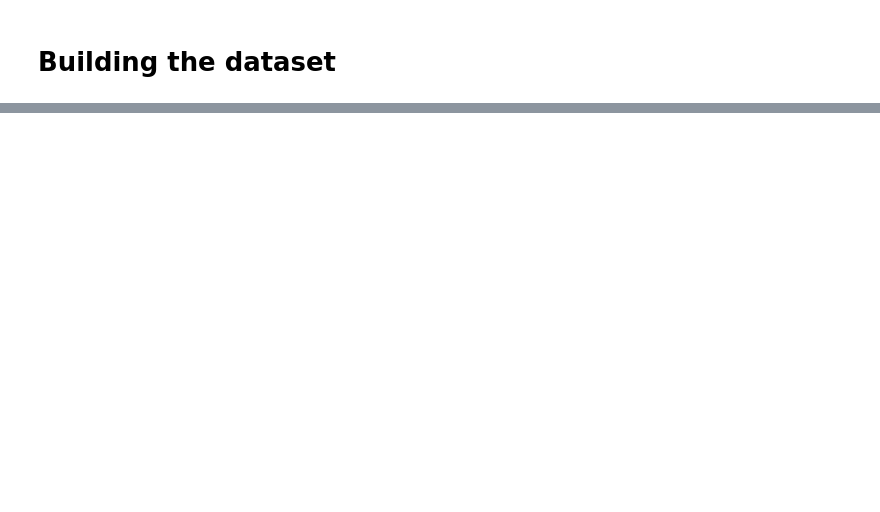
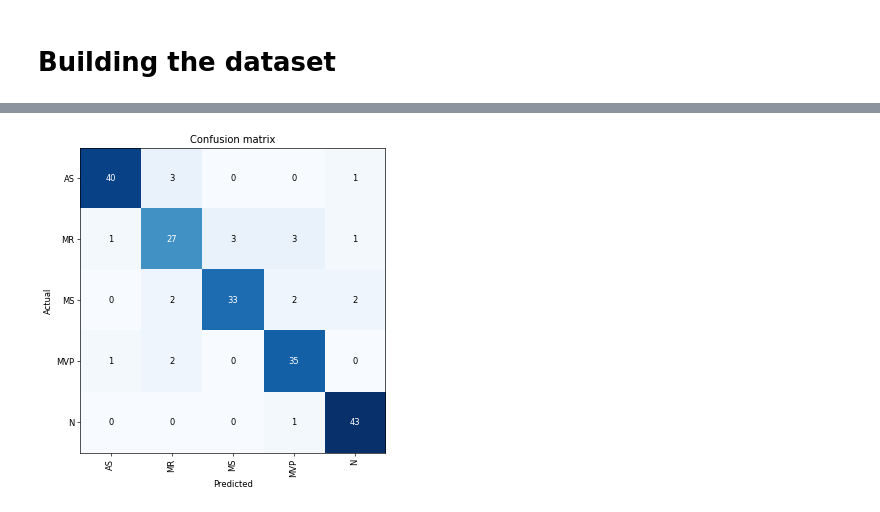
Before and after one commit to Alam12345678/heart-murmurs-ai, a Jupyter notebook: 01_data-preparation.ipynb, the cells around one changed output, grey strips where cells are left out. Saved outputs shown, nothing was run; the diff lists cells and outputs as text; code cells hidden in the pictures; blank space fills up the shorter version.

```diff
--- a/01_data-preparation.ipynb
+++ b/01_data-preparation.ipynb
@@ -258,0 +211,2 @@ graph_spectrogram(f'{path}/MVP/New_MVP_001.wav')
+# %%
+learn.fit_one_cycle(15,1e-3)
@@ -258,0 +230,4 @@ graph_spectrogram(f'{path}/MVP/New_MVP_001.wav')
+# %%
+interp = ClassificationInterpretation.from_learner(learn)
+interp.plot_confusion_matrix(figsize=(6,6), dpi=60)
+# %% [output]
@@ -258,0 +235 @@ graph_spectrogram(f'{path}/MVP/New_MVP_001.wav')
+[figure, added]
```
Also changed, not shown: parts of 44 cells of this notebook.
